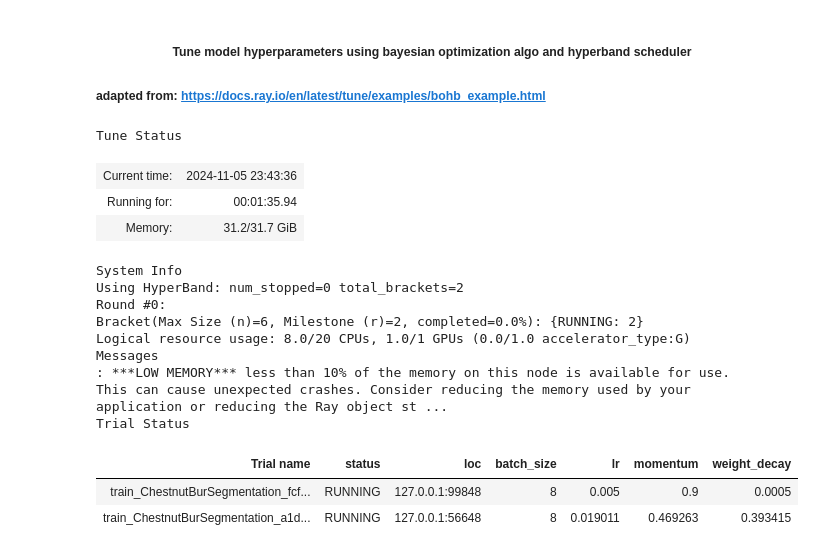
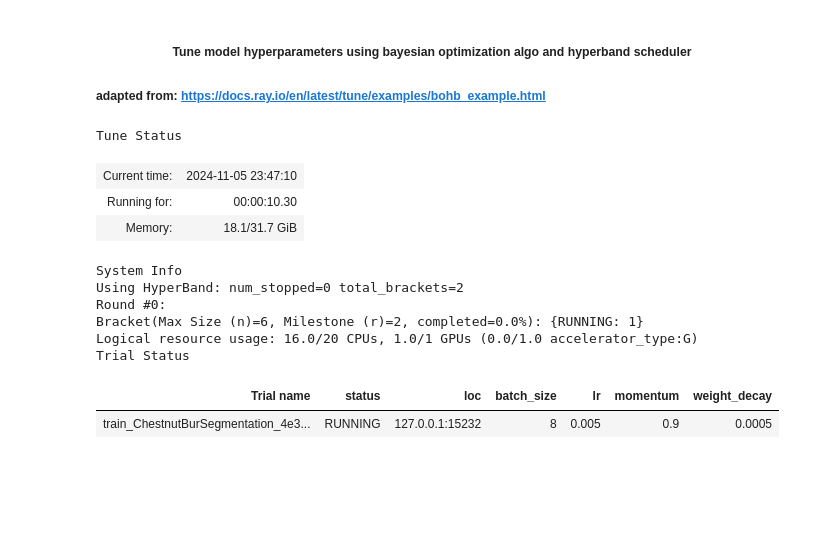
Before and after one commit to ZackLoken/Savanna-Institute-Image-Analysis, a Jupyter notebook: Drone-based_Chestnut_Detection/ChestnutBur_Segmentation_MaskRCNN_PyTorch.ipynb, the cells around one changed output. Saved outputs shown, nothing was run; the diff lists cells and outputs as text; code cells hidden in the pictures; blank space fills up the shorter version.

```diff
--- a/Drone-based_Chestnut_Detection/ChestnutBur_Segmentation_MaskRCNN_PyTorch.ipynb
+++ b/Drone-based_Chestnut_Detection/ChestnutBur_Segmentation_MaskRCNN_PyTorch.ipynb
@@ -587,7 +587,7 @@ def main(num_samples, indices):
              "batch_size": 8},
         ]
     )
-    algo = tune.search.ConcurrencyLimiter(algo, max_concurrent=2)
+    algo = tune.search.ConcurrencyLimiter(algo, max_concurrent=1)
     scheduler = HyperBandForBOHB(
         time_attr="training_iteration",
         max_t=int(search_space["epochs"]),
@@ -597,7 +597,7 @@ def main(num_samples, indices):
     tuner = tune.Tuner(
         tune.with_resources(
             tune.with_parameters(train_ChestnutBurSegmentation, indices=indices),
-            resources = {"cpu": 4.0, "gpu": 0.5},
+            resources = {"cpu": 16.0, "gpu": 1.0},
         ),
         run_config=train.RunConfig(
             name="train_ChestnutBurSegmentation",
@@ -614,42 +614,39 @@ def main(num_samples, indices):
             trial_dirname_creator=trial_dirname_creator
         ),
         param_space=search_space
     )
 
     results = tuner.fit()
 
     best_trial = results.get_best_result(metric = "val_mAP_50", mode = "max", scope = "all", filter_nan_and_inf=False)
 
     print("Best trial config: {}".format(best_trial.config))
     print("Best trial final training loss: {}".format(best_trial.metrics["train_loss"]))
     print("Best trial final validation loss: {}".format(best_trial.metrics["val_loss"]))
     print("Best trial final training mAP_50: {}".format(best_trial.metrics["train_mAP_50"]))
     print("Best trial final validation mAP_50: {}".format(best_trial.metrics["val_mAP_50"]))
     print("Best trial final training mAR_100: {}".format(best_trial.metrics["train_mAR_100"]))
     print("Best trial final validation mAR_100: {}".format(best_trial.metrics["val_mAR_100"]))
 
     test_performance = test_best_model(best_trial, indices, image_dir, df)
 
     return best_trial, test_performance
 
 if __name__ == "__main__":
     best_trial = main(num_samples = 30, indices = indices)
 # %% [output]
 Tune Status
-| Current time: | 2024-11-05 23:43:36 |
-| Running for: | 00:01:35.94 |
-| Memory: | 31.2/31.7 GiB |
+| Current time: | 2024-11-05 23:47:10 |
+| Running for: | 00:00:10.30 |
+| Memory: | 18.1/31.7 GiB |
 System Info
 Using HyperBand: num_stopped=0 total_brackets=2
 Round #0:
-Bracket(Max Size (n)=6, Milestone (r)=2, completed=0.0%): {RUNNING: 2}
-Logical resource usage: 8.0/20 CPUs, 1.0/1 GPUs (0.0/1.0 accelerator_type:G)
-Messages
-: ***LOW MEMORY*** less than 10% of the memory on this node is available for use. This can cause unexpected crashes. Consider reducing the memory used by your application or reducing the Ray object st ...
+Bracket(Max Size (n)=6, Milestone (r)=2, completed=0.0%): {RUNNING: 1}
+Logical resource usage: 16.0/20 CPUs, 1.0/1 GPUs (0.0/1.0 accelerator_type:G)
 Trial Status
 | Trial name | status | loc | batch_size | lr | momentum | weight_decay |
-| train_ChestnutBurSegmentation_fcf... | RUNNING | 127.0.0.1:99848 | 8 | 0.005 | 0.9 | 0.0005 |
-| train_ChestnutBurSegmentation_a1d... | RUNNING | 127.0.0.1:56648 | 8 | 0.019011 | 0.469263 | 0.393415 |
+| train_ChestnutBurSegmentation_4e3... | RUNNING | 127.0.0.1:15232 | 8 | 0.005 | 0.9 | 0.0005 |
 # %%
 # train on the GPU or on the CPU, if a GPU is not available
 device = torch.device('cuda:0') if torch.cuda.is_available() else torch.device('cpu')
```
Also changed, not shown: parts of 1 cell of this notebook.
